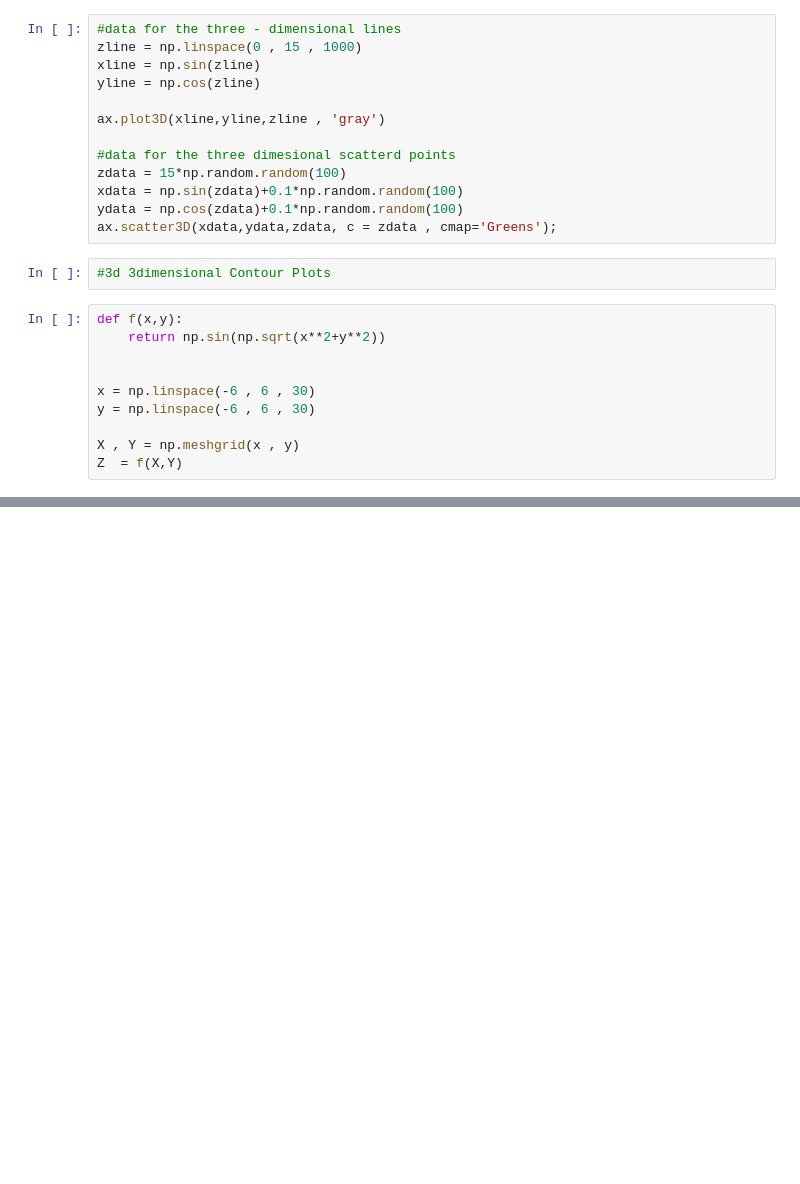
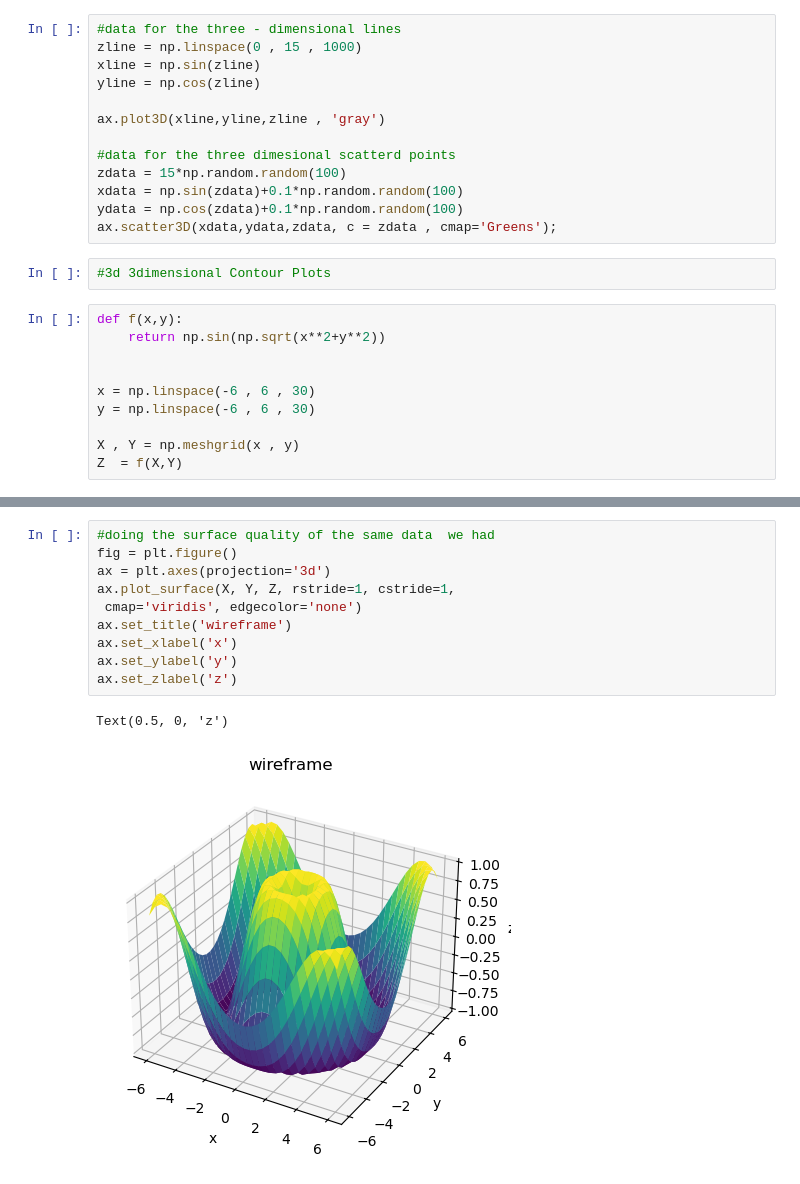
Before and after one commit to Venux09/Data_science_handbook_study, a Jupyter notebook: Matplotlib-data_science_handbook/3_d_plot.ipynb, the cells around one changed output, grey strips where cells are left out. Saved outputs shown, nothing was run; the diff lists cells and outputs as text; blank space fills up the shorter version.

```diff
--- a/Matplotlib-data_science_handbook/3_d_plot.ipynb
+++ b/Matplotlib-data_science_handbook/3_d_plot.ipynb
@@ -49,0 +53,13 @@ Text(0.5, 0, 'z')
+# %%
+#doing the surface quality of the same data  we had
+fig = plt.figure()
+ax = plt.axes(projection='3d')
+ax.plot_surface(X, Y, Z, rstride=1, cstride=1,
+ cmap='viridis', edgecolor='none')
+ax.set_title('wireframe')
+ax.set_xlabel('x')
+ax.set_ylabel('y')
+ax.set_zlabel('z')
+# %% [output]
+Text(0.5, 0, 'z')
+[figure, added]
```
Also changed, not shown: parts of 2 cells of this notebook, 1 other file.
